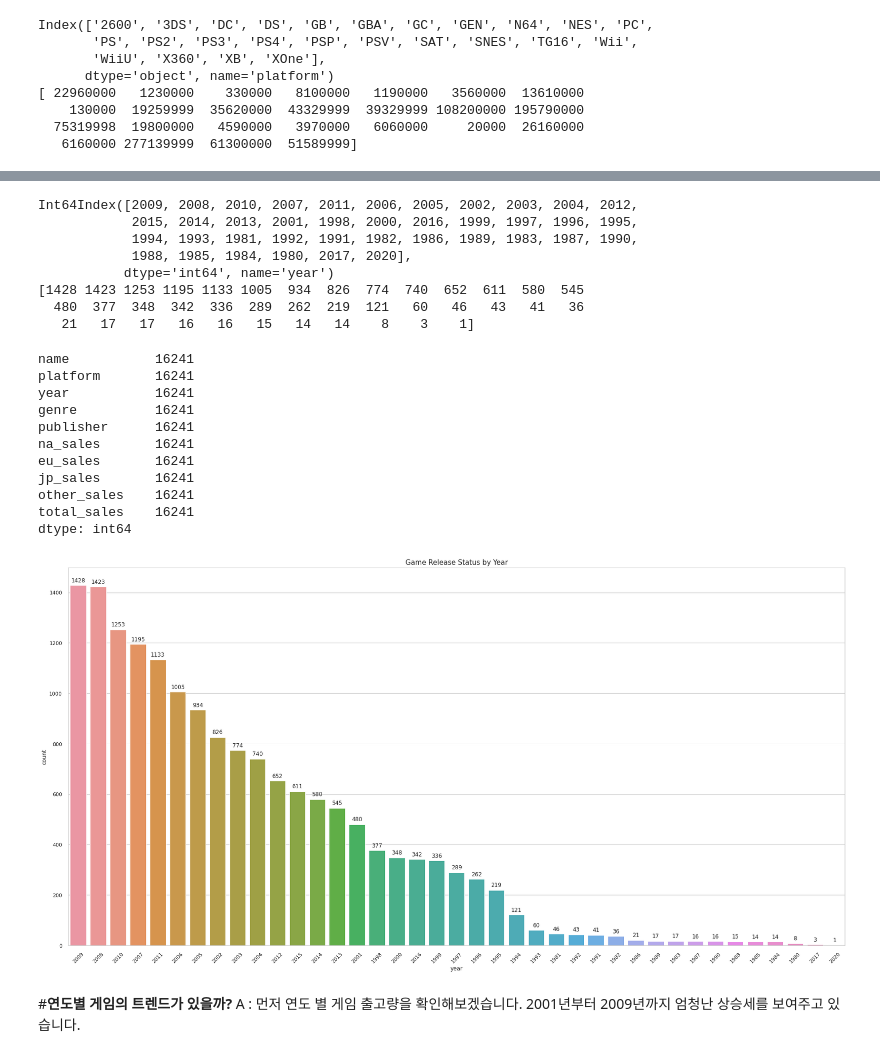
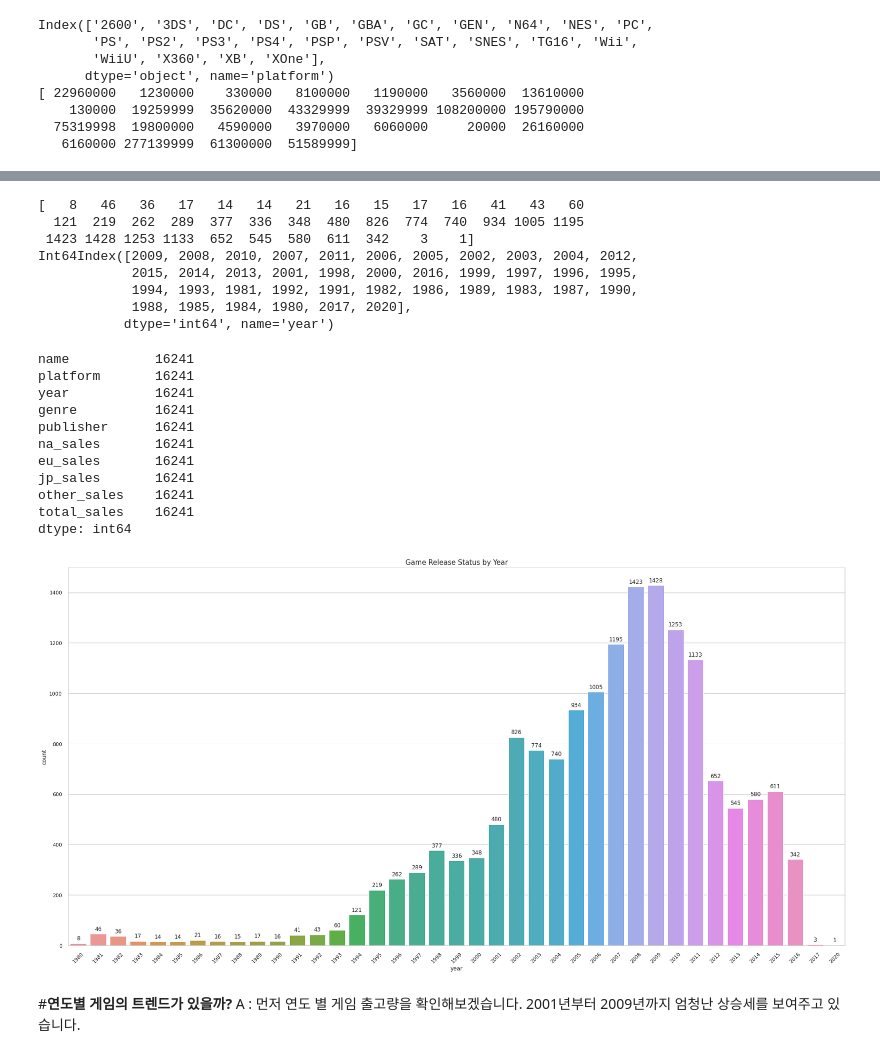
Before and after one commit to sungjin-kim-data/vgames2_data, a Jupyter notebook: vgames2_data.ipynb, the cells around one changed output, grey strips where cells are left out. Saved outputs shown, nothing was run; the diff lists cells and outputs as text; code cells hidden in the pictures.

```diff
--- a/vgames2_data.ipynb
+++ b/vgames2_data.ipynb
@@ -979,20 +1008,21 @@ iplot(fig)
 [interactive output not drawn]
 # %%
 x_year = gd1.groupby(by=['year'])['name'].count().sort_values(ascending=False).index
-y_year = gd1.groupby(by=['year'])['name'].count().sort_values(ascending=False).values
+# y_year = gd1.groupby(by=['year'])['name'].count().sort_values(ascending=False).values
+y_year = gd1.groupby(by=['year'])['name'].count().values
 y = np.arange(0, 20)
 print(y_year)
 print(x_year)
 gd1.sort_values(by='name').count()
 # %% [output]
+[   8   46   36   17   14   14   21   16   15   17   16   41   43   60
+  121  219  262  289  377  336  348  480  826  774  740  934 1005 1195
+ 1423 1428 1253 1133  652  545  580  611  342    3    1]
 Int64Index([2009, 2008, 2010, 2007, 2011, 2006, 2005, 2002, 2003, 2004, 2012,
             2015, 2014, 2013, 2001, 1998, 2000, 2016, 1999, 1997, 1996, 1995,
             1994, 1993, 1981, 1992, 1991, 1982, 1986, 1989, 1983, 1987, 1990,
             1988, 1985, 1984, 1980, 2017, 2020],
            dtype='int64', name='year')
-[1428 1423 1253 1195 1133 1005  934  826  774  740  652  611  580  545
-  480  377  348  342  336  289  262  219  121   60   46   43   41   36
-   21   17   17   16   16   15   14   14    8    3    1]
 name           16241
 platform       16241
 year           16241
@@ -1006,19 +1036,20 @@ total_sales    16241
 dtype: int64
 # %%
 plt.figure(figsize=(30, 15))
-g = sns.countplot(x="year", data=gd1, order = gd1.groupby(by=['year'])['name'].count().sort_values(ascending=False).index)
+# g = sns.countplot(x="year", data=gd1, order = gd1.groupby(by=['year'])['name'].count().sort_values(ascending=False).index)
+g = sns.countplot(x="year", data=gd1, order = gd1.groupby(by=['year'])['name'].count().index)
 
 idx = 0
 for value in y_year:
   g.text(idx, value + 13, y_year[idx], ha='center')
   idx += 1
 plt.title('Game Release Status by Year', fontsize=15)
 # plt.xlabel('연도', rotation=0)
 # plt.ylabel('수량', rotation=0)
 plt.xticks(rotation=45)
 plt.show()
 # %% [output]
-[figure, old version]
+[figure, new version]
 # %% [markdown]
 #**연도별 게임의 트렌드가 있을까?**
 A : 먼저 연도 별 게임 출고량을 확인해보겠습니다.
```
Also changed, not shown: parts of 16 cells of this notebook.
